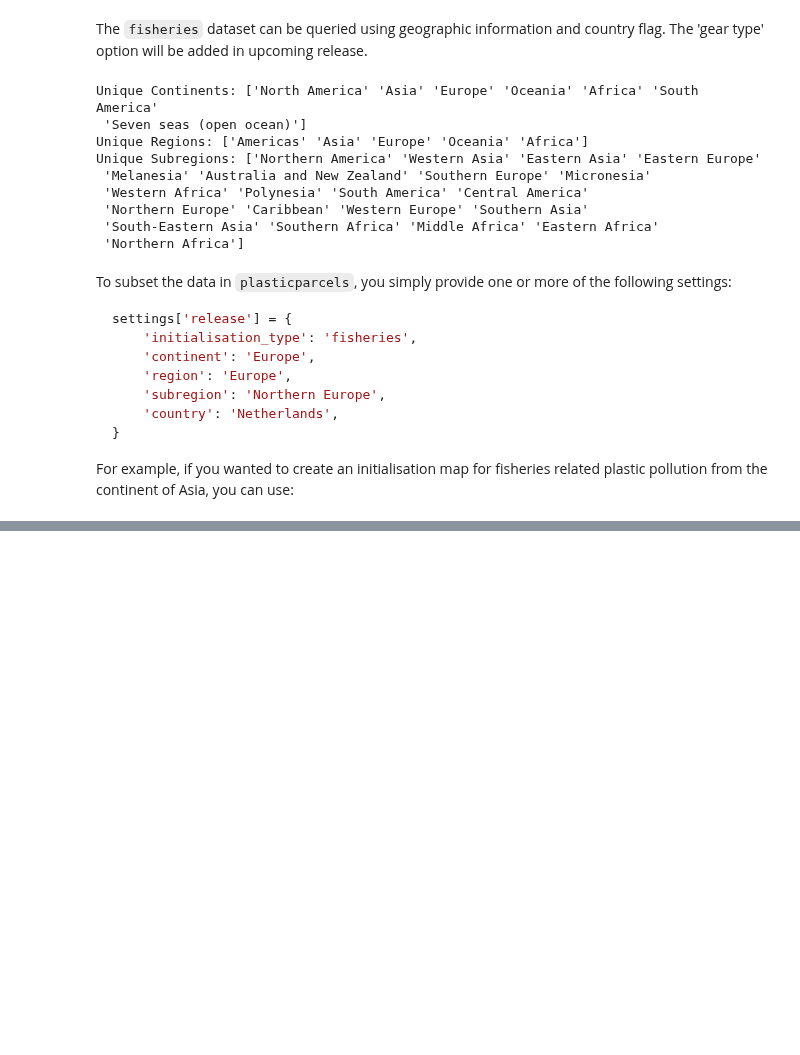
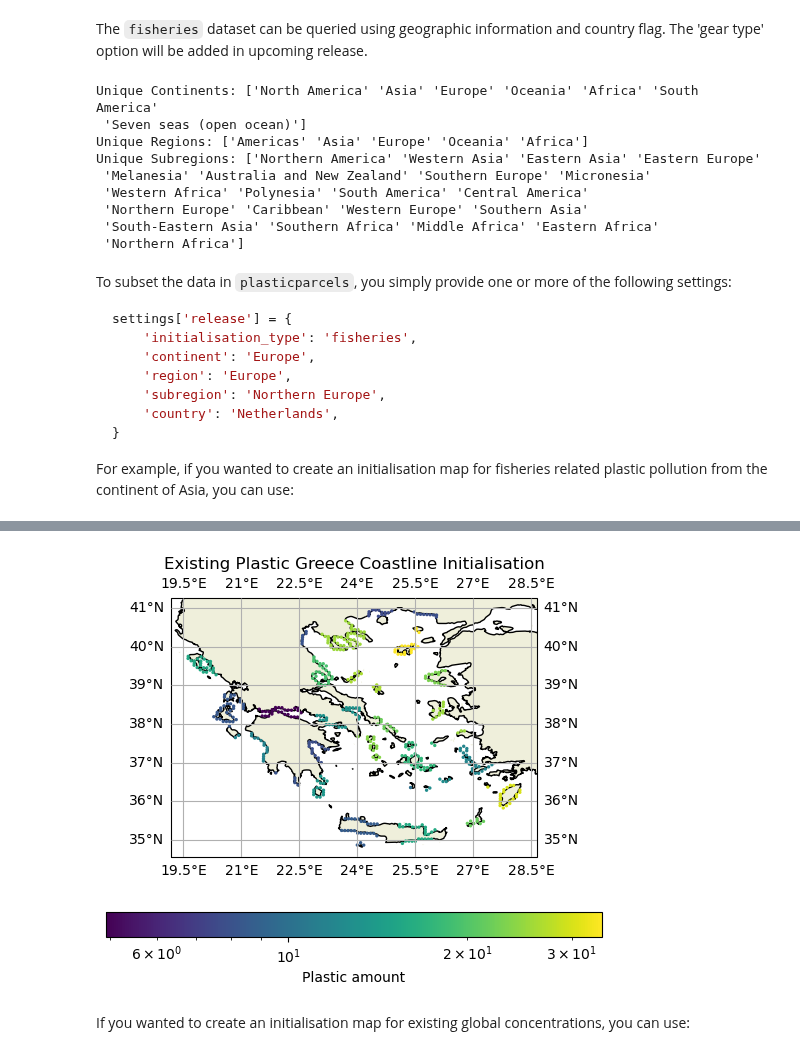
Before and after one commit to fanqi203/plasticparcels, a Jupyter notebook: docs/examples/example_initialisation_maps.ipynb, the cells around one changed output, grey strips where cells are left out. Drawn from its saved outputs; the diff is of its cells as text; code cells hidden in the pictures; blank space fills up the shorter version.

Commit message:
Added global concentrations to initialisation map tutorial

```diff
--- a/docs/examples/example_initialisation_maps.ipynb
+++ b/docs/examples/example_initialisation_maps.ipynb
@@ -268,0 +325,22 @@ plt.show()
+# %%
+settings['release'] = {
+    'initialisation_type': 'global_concentrations',
+    'concentration_type': 'Beach',
+    'country': 'Greece',
+}
+# %%
+pset = pp.create_particleset_from_map(fieldset, settings)
+# %%
+# Plot the initialisation map
+ax = plt.subplot(111, projection=ccrs.PlateCarree())
+ax.add_feature(cfeature.LAND, zorder=1)
+ax.coastlines(zorder=2)
+cb = ax.scatter(pset.lon, pset.lat, c=pset.plastic_amount, s=2, transform=ccrs.PlateCarree(), zorder=3, norm=LogNorm(vmin=pset.plastic_amount.min(), vmax=pset.plastic_amount.max()))
+ax.gridlines(draw_labels=True, zorder=4)
+plt.title("Existing Plastic Greece Coastline Initialisation")
+plt.colorbar(cb, label='Plastic amount', orientation='horizontal')
+plt.show()
+# %% [output]
+[figure, added]
+# %% [markdown]
+If you wanted to create an initialisation map for existing global concentrations, you can use:
```
Also changed, not shown: parts of 14 cells of this notebook.
